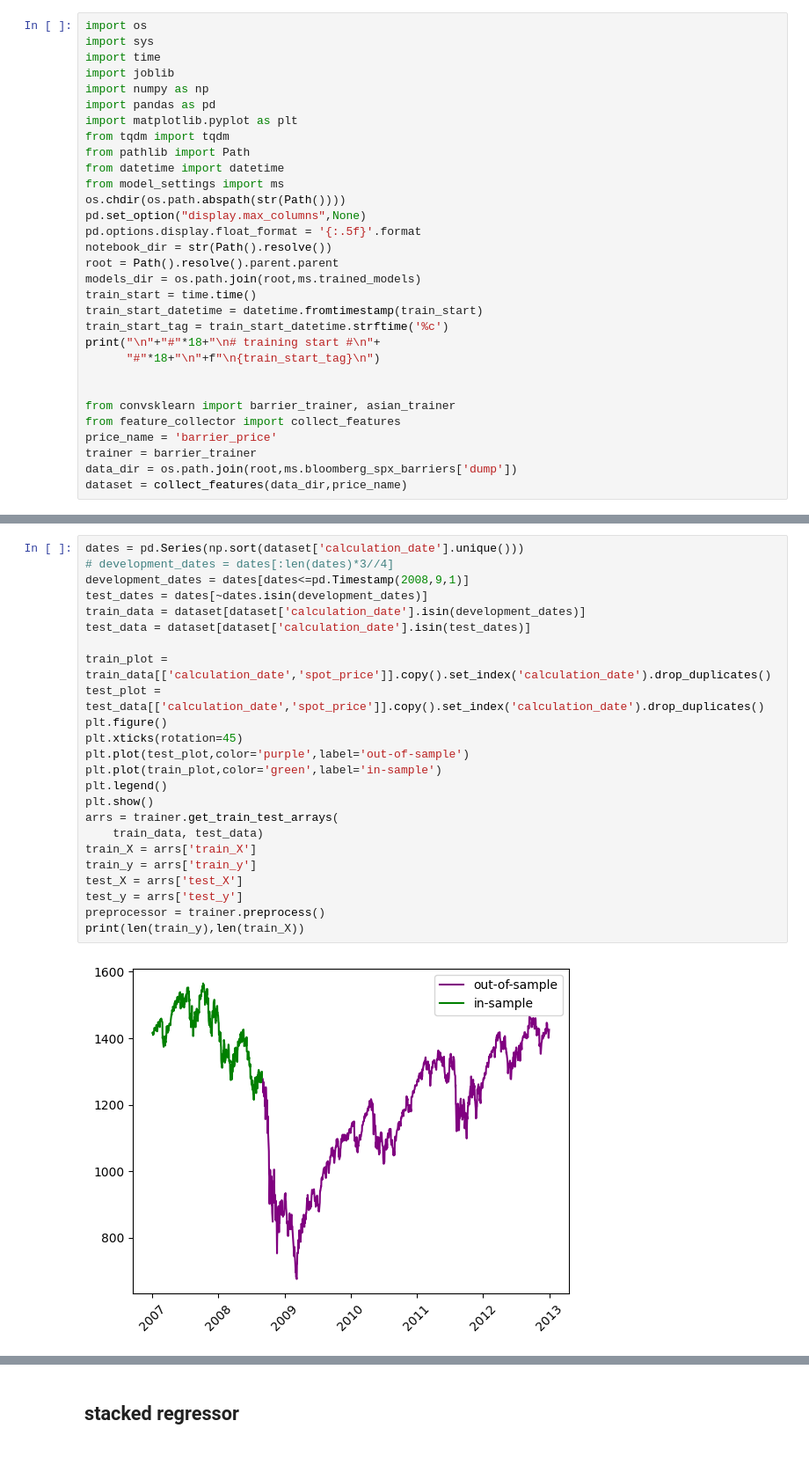
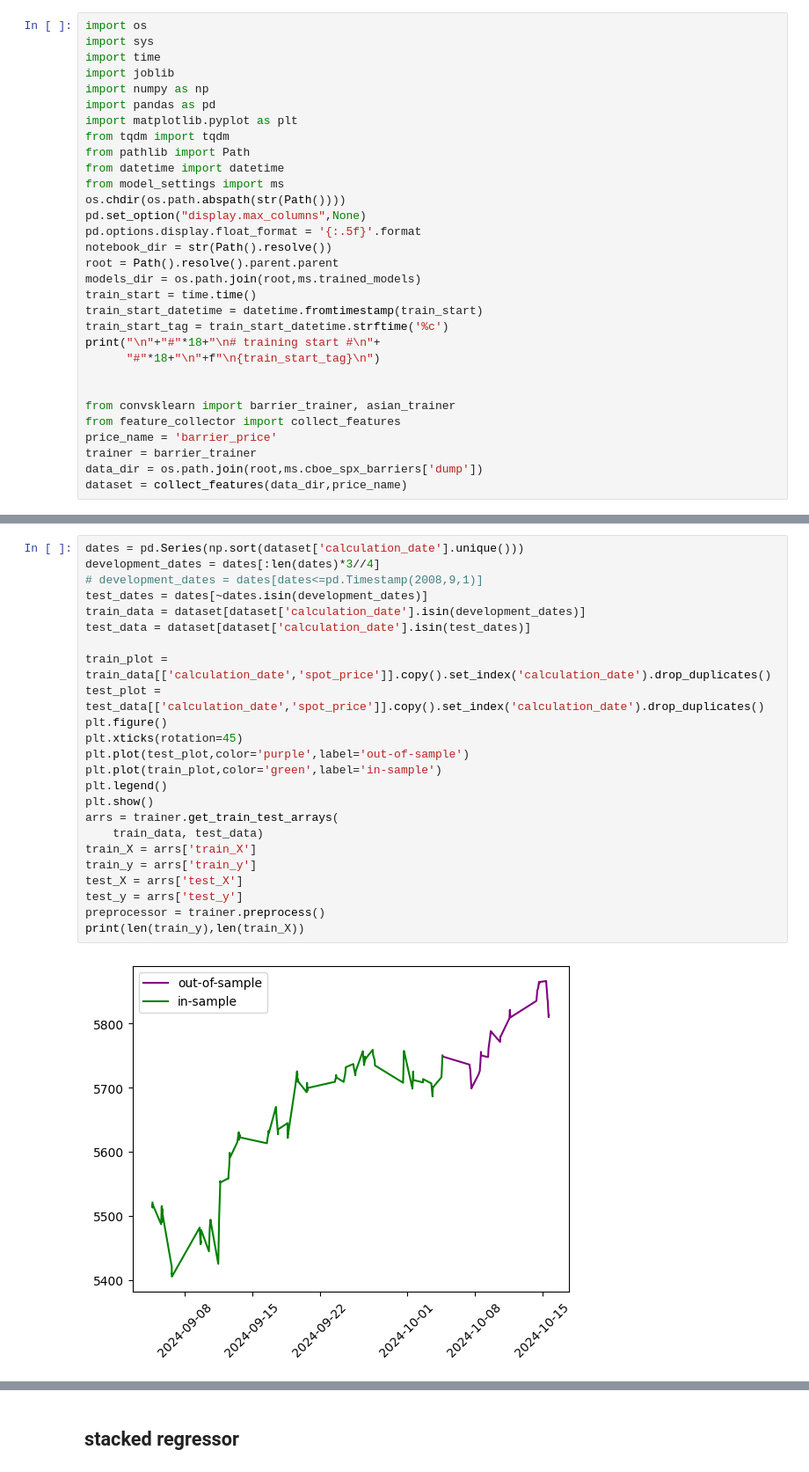
Before and after one commit to boomelage/machine-learning-option-pricing, a Jupyter notebook: stacked_regressor_test.ipynb, the cells around one changed output, grey strips where cells are left out. Shown at 88% size. Cells and saved outputs as stored; diff of their text form.

```diff
--- a/stacked_regressor_test.ipynb
+++ b/stacked_regressor_test.ipynb
@@ -27,7 +27,7 @@ from convsklearn import barrier_trainer, asian_trainer
 from feature_collector import collect_features
 price_name = 'barrier_price'
 trainer = barrier_trainer
-data_dir = os.path.join(root,ms.bloomberg_spx_barriers['dump'])
+data_dir = os.path.join(root,ms.cboe_spx_barriers['dump'])
 dataset = collect_features(data_dir,price_name)
 # %% [output]
 ##################
@@ -38,26 +38,26 @@ Thu Oct 31 22:01:52 2024
 # %%
 dates = pd.Series(np.sort(dataset['calculation_date'].unique()))
-# development_dates = dates[:len(dates)*3//4]
-development_dates = dates[dates<=pd.Timestamp(2008,9,1)]
+development_dates = dates[:len(dates)*3//4]
+# development_dates = dates[dates<=pd.Timestamp(2008,9,1)]
 test_dates = dates[~dates.isin(development_dates)]
 train_data = dataset[dataset['calculation_date'].isin(development_dates)]
 test_data = dataset[dataset['calculation_date'].isin(test_dates)]
 
 train_plot = train_data[['calculation_date','spot_price']].copy().set_index('calculation_date').drop_duplicates()
 test_plot = test_data[['calculation_date','spot_price']].copy().set_index('calculation_date').drop_duplicates()
 plt.figure()
 plt.xticks(rotation=45)
 plt.plot(test_plot,color='purple',label='out-of-sample')
 plt.plot(train_plot,color='green',label='in-sample')
 plt.legend()
 plt.show()
 arrs = trainer.get_train_test_arrays(
     train_data, test_data)
 train_X = arrs['train_X']
 train_y = arrs['train_y']
 test_X = arrs['test_X']
 test_y = arrs['test_y']
 preprocessor = trainer.preprocess()
 print(len(train_y),len(train_X))
 # %% [output]
-[figure, old version]
+[figure, new version]
```
Also changed, not shown: parts of 5 cells of this notebook, 5 other files.
